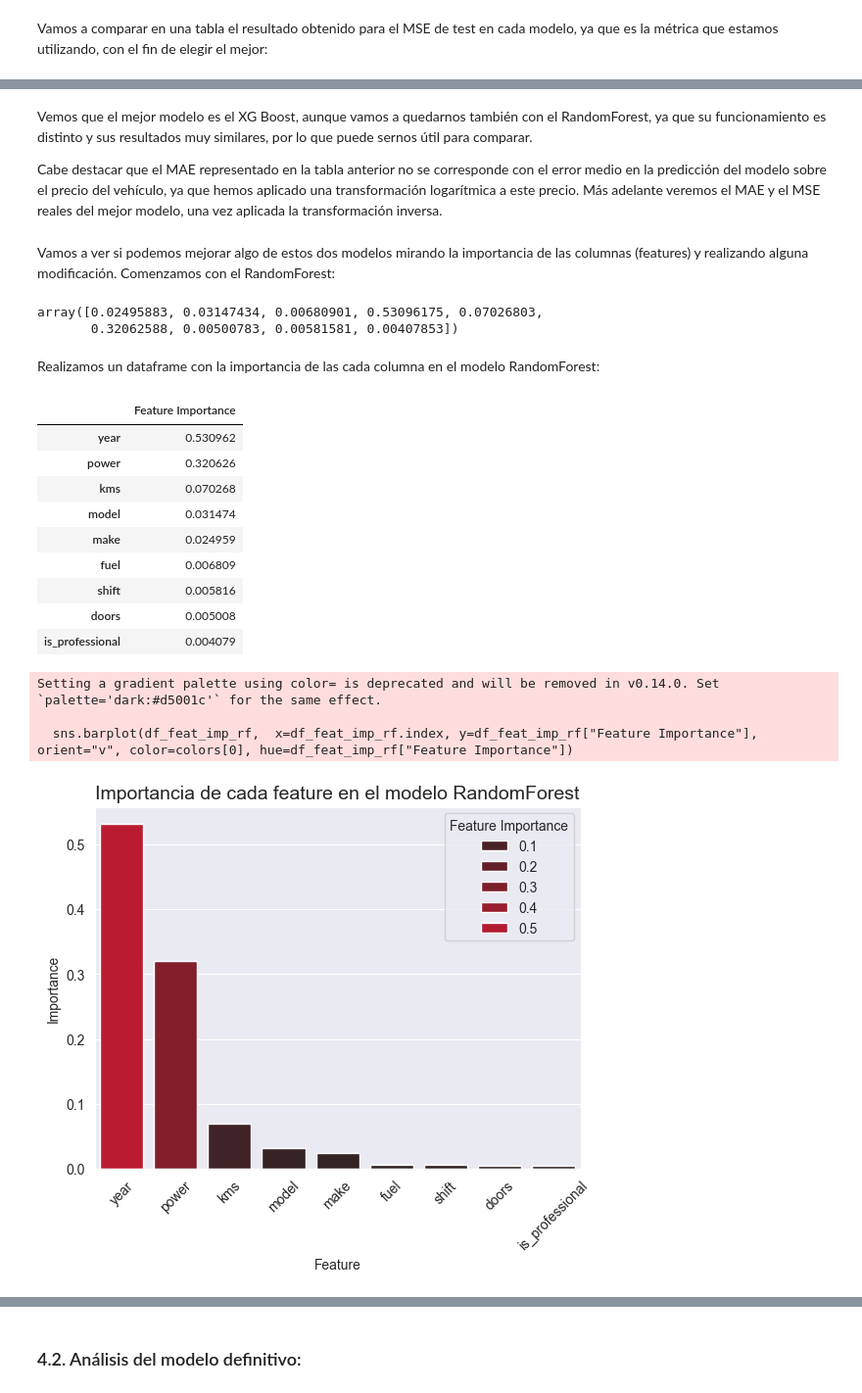
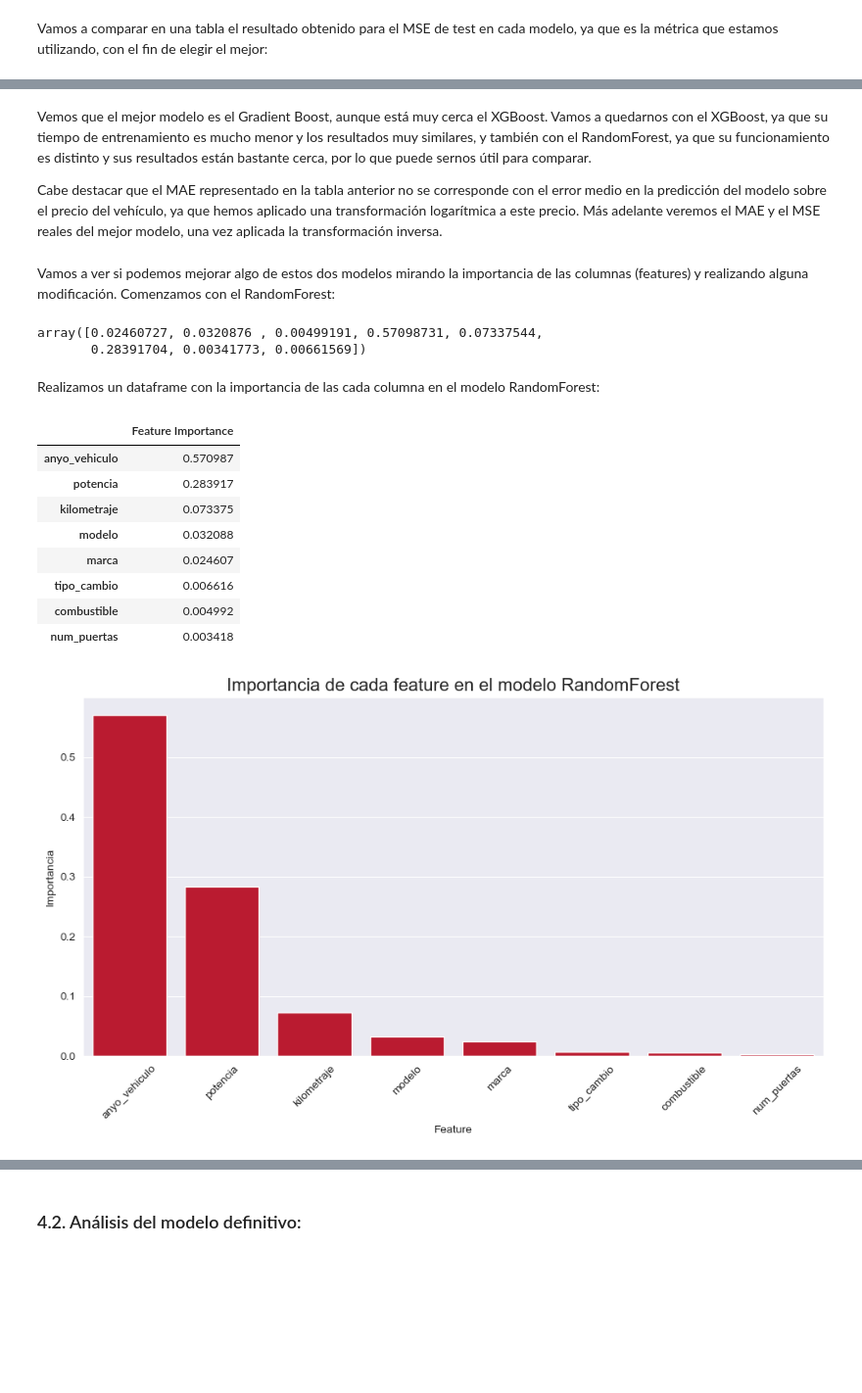
Before and after one commit to pintuchi2/tfm_car_price, a Jupyter notebook: notebooks/ml_car_price_prediction.ipynb, the cells around one changed output, grey strips where cells are left out. Shown: that part at 98% size. Drawn from its saved outputs; the diff is of its cells as text; code cells hidden in the pictures; blank space fills up the shorter version.

```diff
--- a/notebooks/ml_car_price_prediction.ipynb
+++ b/notebooks/ml_car_price_prediction.ipynb
@@ -822,6 +709,6 @@ df.to_csv("../data/processed/df_pre_modelo.csv")
 # %% [markdown]
 ## 3. Modelos predictivos.
 # %%
-df = pd.read_csv("../data/processed/df_pre_modelo.csv", index_col=0).reset_index(drop=True)
+df = pd.read_csv("../include/data/processed/df_pre_modelo.csv", index_col=0).reset_index(drop=True)
 df
 # %% [output]
@@ -861,7 +748,7 @@ Al final, cuando ya esté hecho el modelo, habrá que deshacer esta transformaci
 # %%
 # Transformación logarítmica del target
 
-df["price"] = np.log(df["price"])
+df["precio"] = np.log(df["precio"])
 # %%
 plt.figure(figsize=(12, 8))
 
@@ -883,8 +770,8 @@ Vemos como ahora los datos del target se distibuyen de forma gaussiana, por lo q
 
 Vamos ahora a dividir los datos de X (features) e y (target).
 # %%
-X = df.drop("price", axis=1)
-y = df["price"]
+X = df.drop("precio", axis=1)
+y = df["precio"]
 # %%
 X
 # %% [output]
@@ -1085,7 +951,7 @@ r2 score: 0.8810491506333563
 # %%
-# El mejor era el de grado 4:
+# El mejor es el de grado 5:
 
-degree = 4
+degree = 5
 poly_feat = PolynomialFeatures(degree = degree)
 
 poly_feat.fit(X_train)
@@ -1282,5 +1148,5 @@ df_comp_modelos
 # %% [markdown]
-Vemos que el mejor modelo es el XG Boost, aunque vamos a quedarnos también con el RandomForest, ya que su funcionamiento es distinto y sus resultados muy similares, por lo que puede sernos útil para comparar.
+Vemos que el mejor modelo es el Gradient Boost, aunque está muy cerca el XGBoost. Vamos a quedarnos con el XGBoost, ya que su tiempo de entrenamiento es mucho menor y los resultados muy similares, y también con el RandomForest, ya que su funcionamiento es distinto y sus resultados están bastante cerca, por lo que puede sernos útil para comparar.
 
 Cabe destacar que el MAE representado en la tabla anterior no se corresponde con el error medio en la predicción del modelo sobre el precio del vehículo, ya que hemos aplicado una transformación logarítmica a este precio. Más adelante veremos el MAE y el MSE reales del mejor modelo, una vez aplicada la transformación inversa.
 # %% [markdown]
@@ -1288,8 +1154,8 @@ Vamos a ver si podemos mejorar algo de estos dos modelos mirando la importancia
 # %%
 gs_rf.best_estimator_.feature_importances_
 # %% [output]
-array([0.02495883, 0.03147434, 0.00680901, 0.53096175, 0.07026803,
-       0.32062588, 0.00500783, 0.00581581, 0.00407853])
+array([0.02460727, 0.0320876 , 0.00499191, 0.57098731, 0.07337544,
+       0.28391704, 0.00341773, 0.00661569])
 # %% [markdown]
 Realizamos un dataframe con la importancia de las cada columna en el modelo RandomForest:
 # %%
@@ -1298,30 +1164,33 @@ df_feat_imp_rf = df_feat_imp_rf.rename(columns={0:"Feature Importance"}).sort_va
 df_feat_imp_rf
 # %% [output]
 |  | Feature Importance |
-| year | 0.530962 |
-| power | 0.320626 |
-| kms | 0.070268 |
-| model | 0.031474 |
-| make | 0.024959 |
-| fuel | 0.006809 |
-| shift | 0.005816 |
-| doors | 0.005008 |
-| is_professional | 0.004079 |
+| anyo_vehiculo | 0.570987 |
+| potencia | 0.283917 |
+| kilometraje | 0.073375 |
+| modelo | 0.032088 |
+| marca | 0.024607 |
+| tipo_cambio | 0.006616 |
+| combustible | 0.004992 |
+| num_puertas | 0.003418 |
 # %%
-plt.figure()
+import matplotlib.pyplot as plt
+import seaborn as sns
 
-sns.barplot(df_feat_imp_rf,  x=df_feat_imp_rf.index, y=df_feat_imp_rf["Feature Importance"], orient="v", color=colors[0], hue=df_feat_imp_rf["Feature Importance"])
+plt.figure(figsize=(10, 6))
 
-plt.title("Importancia de cada feature en el modelo RandomForest", fontsize=14)
+
+df_feat_imp_rf = df_feat_imp_rf.reset_index()
+df_feat_imp_rf.rename(columns={'index': 'Feature'}, inplace=True)
+
+sns.barplot(data=df_feat_imp_rf, x='Feature', y='Feature Importance', color=colors[0])
+
+plt.title("Importancia de cada feature en el modelo RandomForest", fontsize=16)
 plt.xlabel("Feature")
-plt.ylabel("Importance")
+plt.ylabel("Importancia")
 
-plt.xticks(ticks=df_feat_imp_rf.index, rotation=45)
-
+plt.xticks(rotation=45)
+plt.tight_layout()
 plt.show()
 # %% [output]
-Setting a gradient palette using color= is deprecated and will be removed in v0.14.0. Set `palette='dark:#d5001c'` for the same effect.
-
-  sns.barplot(df_feat_imp_rf,  x=df_feat_imp_rf.index, y=df_feat_imp_rf["Feature Importance"], orient="v", color=colors[0], hue=df_feat_imp_rf["Feature Importance"])
-[figure, old version]
+[figure, new version]
 # %% [markdown]
```
Also changed, not shown: parts of 137 cells of this notebook, 30 other files.
